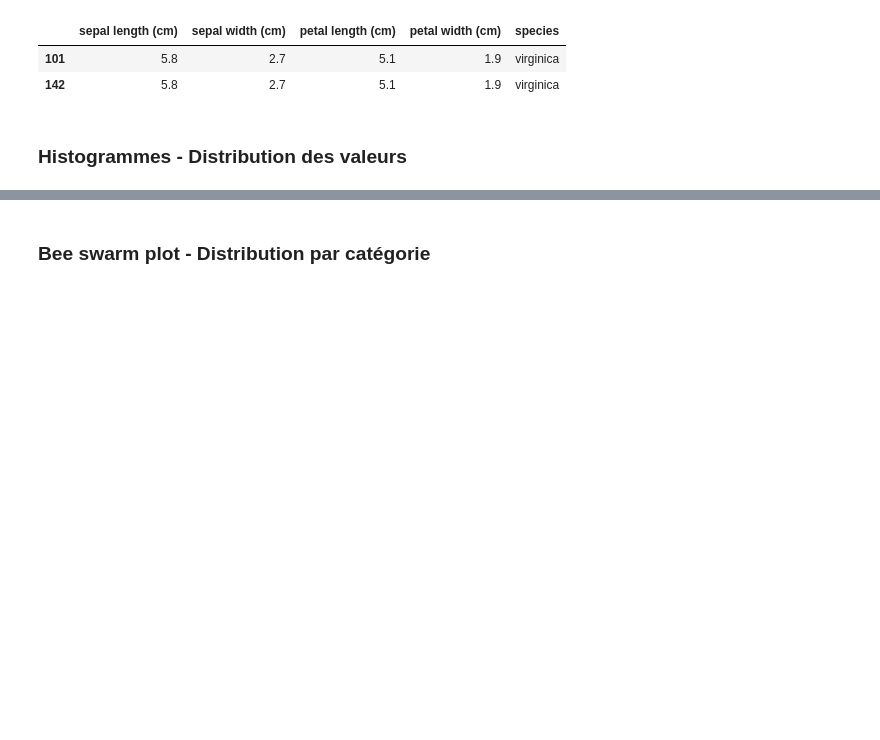
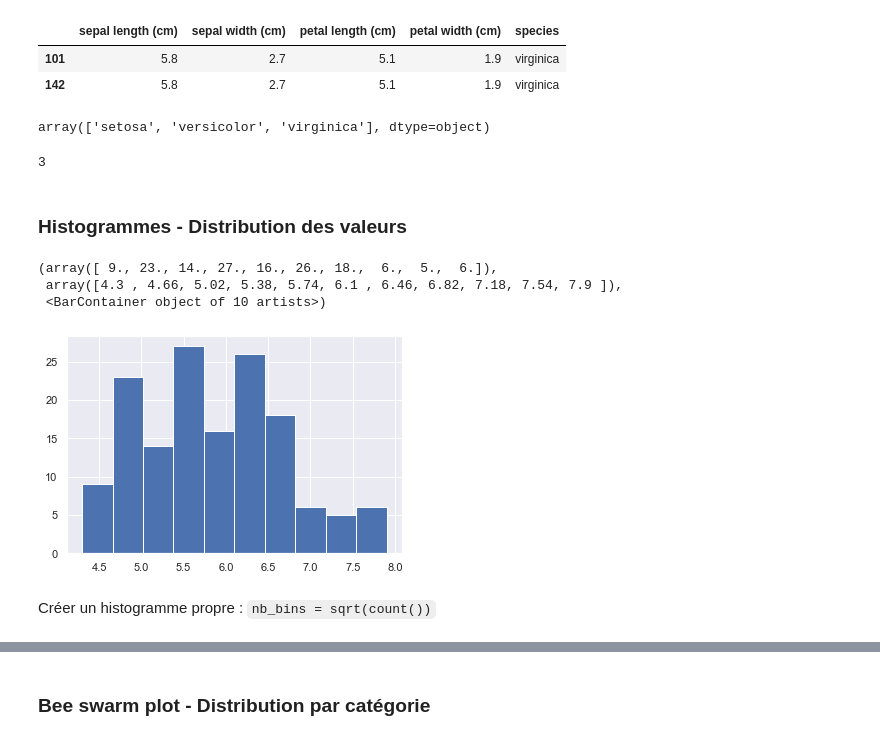
Before and after one commit to elisa-desmetz/pythonH3, a Jupyter notebook: Statistiques Descriptives.ipynb, the cells around one changed output, grey strips where cells are left out. Cells and saved outputs as stored; diff of their text form; code cells hidden in the pictures; blank space fills up the shorter version.

````diff
--- a/Statistiques Descriptives.ipynb
+++ b/Statistiques Descriptives.ipynb
@@ -237,5 +237,22 @@ data[data.duplicated(keep=False)]
 |  | sepal length (cm) | sepal width (cm) | petal length (cm) | petal width (cm) | species |
 | 101 | 5.8 | 2.7 | 5.1 | 1.9 | virginica |
 | 142 | 5.8 | 2.7 | 5.1 | 1.9 | virginica |
+# %%
+data['species'].unique()
+# %% [output]
+array(['setosa', 'versicolor', 'virginica'], dtype=object)
+# %%
+data['species'].nunique()
+# %% [output]
+3
 # %% [markdown]
 ### Histogrammes - Distribution des valeurs
+# %%
+plt.hist(data['sepal length (cm)'])
+# %% [output]
+(array([ 9., 23., 14., 27., 16., 26., 18.,  6.,  5.,  6.]),
+ array([4.3 , 4.66, 5.02, 5.38, 5.74, 6.1 , 6.46, 6.82, 7.18, 7.54, 7.9 ]),
+ <BarContainer object of 10 artists>)
+[figure, added]
+# %% [markdown]
+Créer un histogramme propre : ```nb_bins = sqrt(count())```
````
Also changed, not shown: parts of 12 cells of this notebook.
